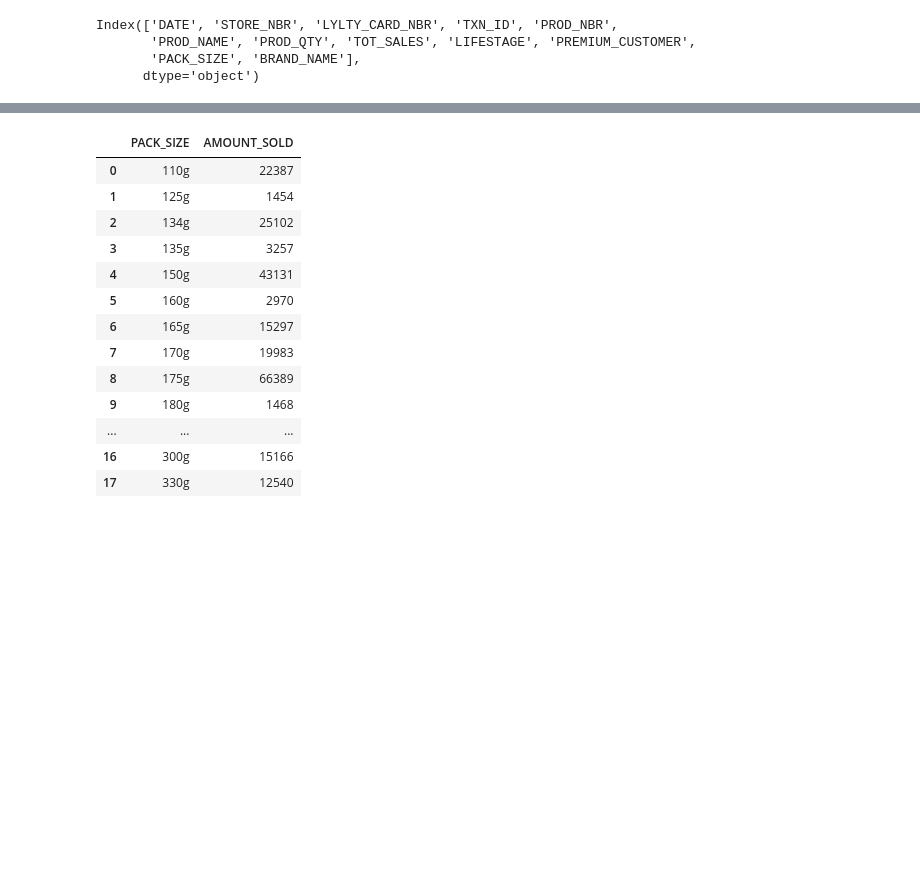
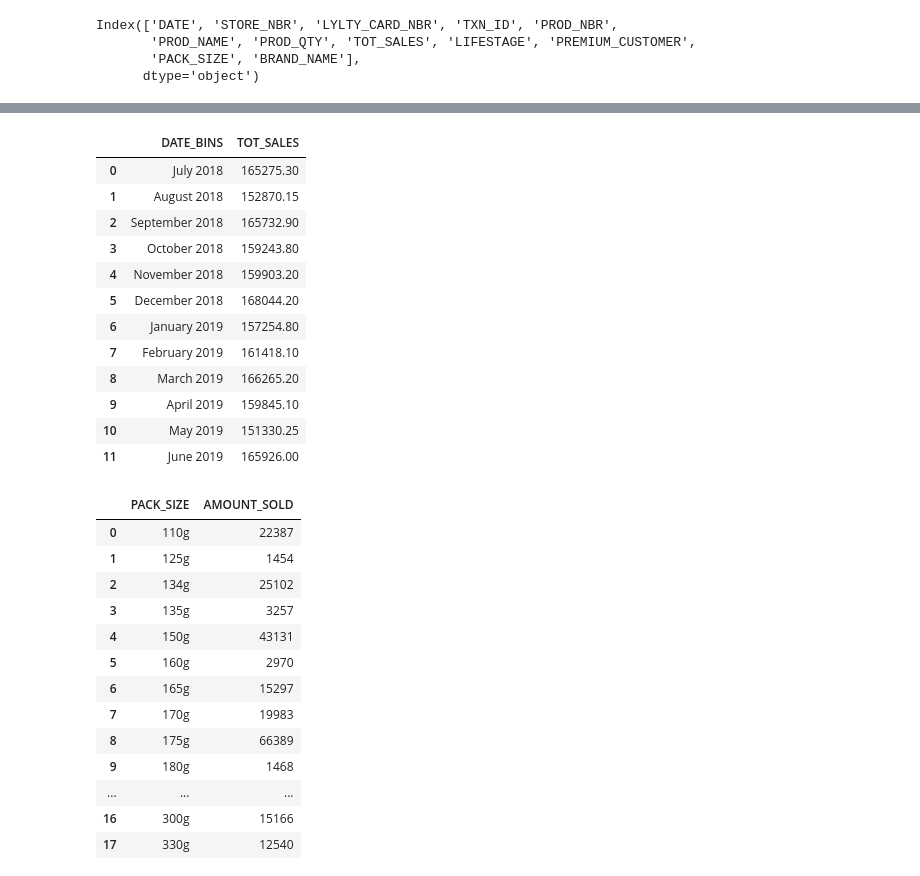
Before and after one commit to wa-le/Quantium-Forage-Virtual-Internship, a Jupyter notebook: my_quantium_vi.ipynb, the cells around one changed output, grey strips where cells are left out. Cells and saved outputs as stored; diff of their text form; code cells hidden in the pictures; blank space fills up the shorter version.

```diff
--- a/my_quantium_vi.ipynb
+++ b/my_quantium_vi.ipynb
@@ -561,3 +594,21 @@ Index(['DATE', 'STORE_NBR', 'LYLTY_CARD_NBR', 'TXN_ID', 'PROD_NBR',
+# %%
+# amount store made from sales per month
+monthly_sales = df_chips.groupby(['DATE_BINS'])["TOT_SALES"].sum().reset_index()
+monthly_sales
+# %% [output]
+|  | DATE_BINS | TOT_SALES |
+| 0 | July 2018 | 165275.30 |
+| 1 | August 2018 | 152870.15 |
+| 2 | September 2018 | 165732.90 |
+| 3 | October 2018 | 159243.80 |
+| 4 | November 2018 | 159903.20 |
+| 5 | December 2018 | 168044.20 |
+| 6 | January 2019 | 157254.80 |
+| 7 | February 2019 | 161418.10 |
+| 8 | March 2019 | 166265.20 |
+| 9 | April 2019 | 159845.10 |
+| 10 | May 2019 | 151330.25 |
+| 11 | June 2019 | 165926.00 |
 # %%
 # getting a dataframe that contains each unique packsize and total amount sold
 chips_packs_sold = df_chips.groupby(['PACK_SIZE']).size().reset_index().rename(columns={0:'AMOUNT_SOLD'})
```
Also changed, not shown: parts of 6 cells of this notebook.
